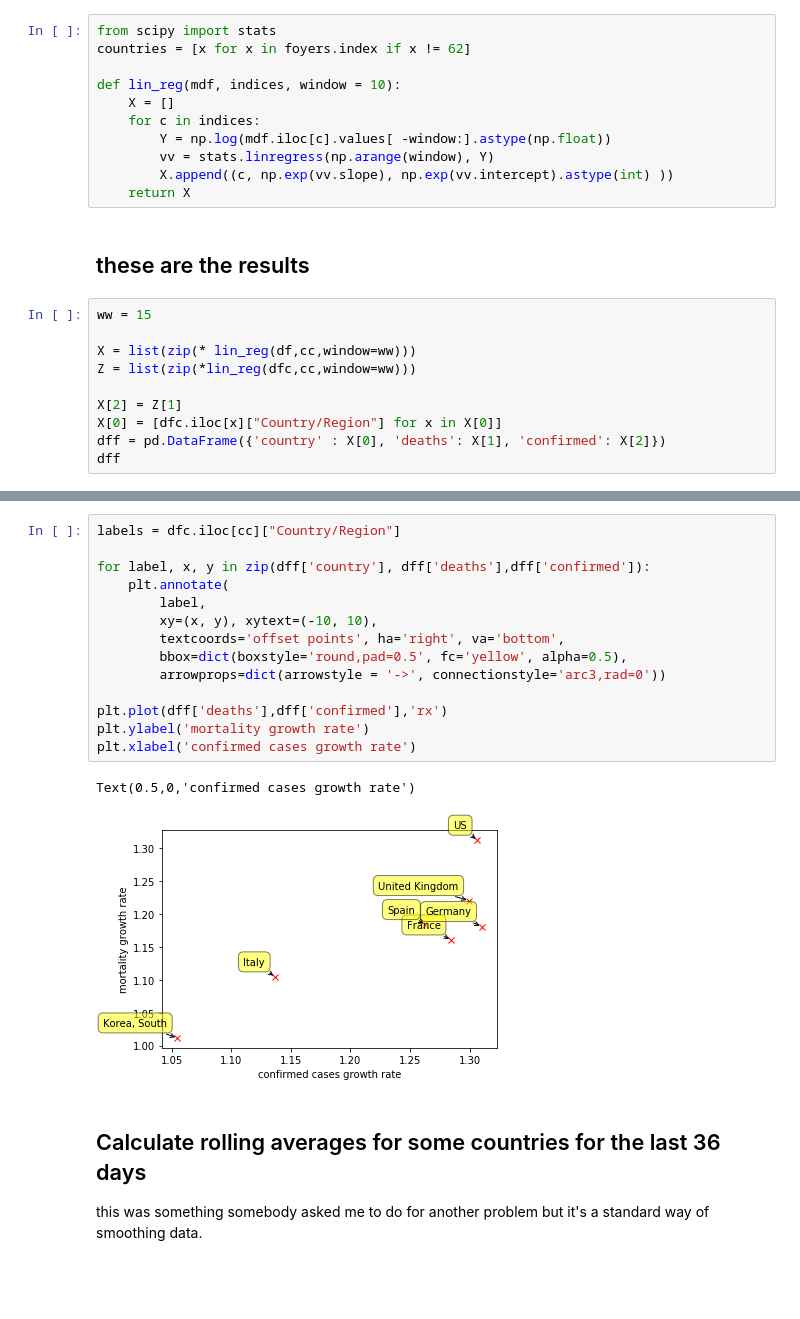
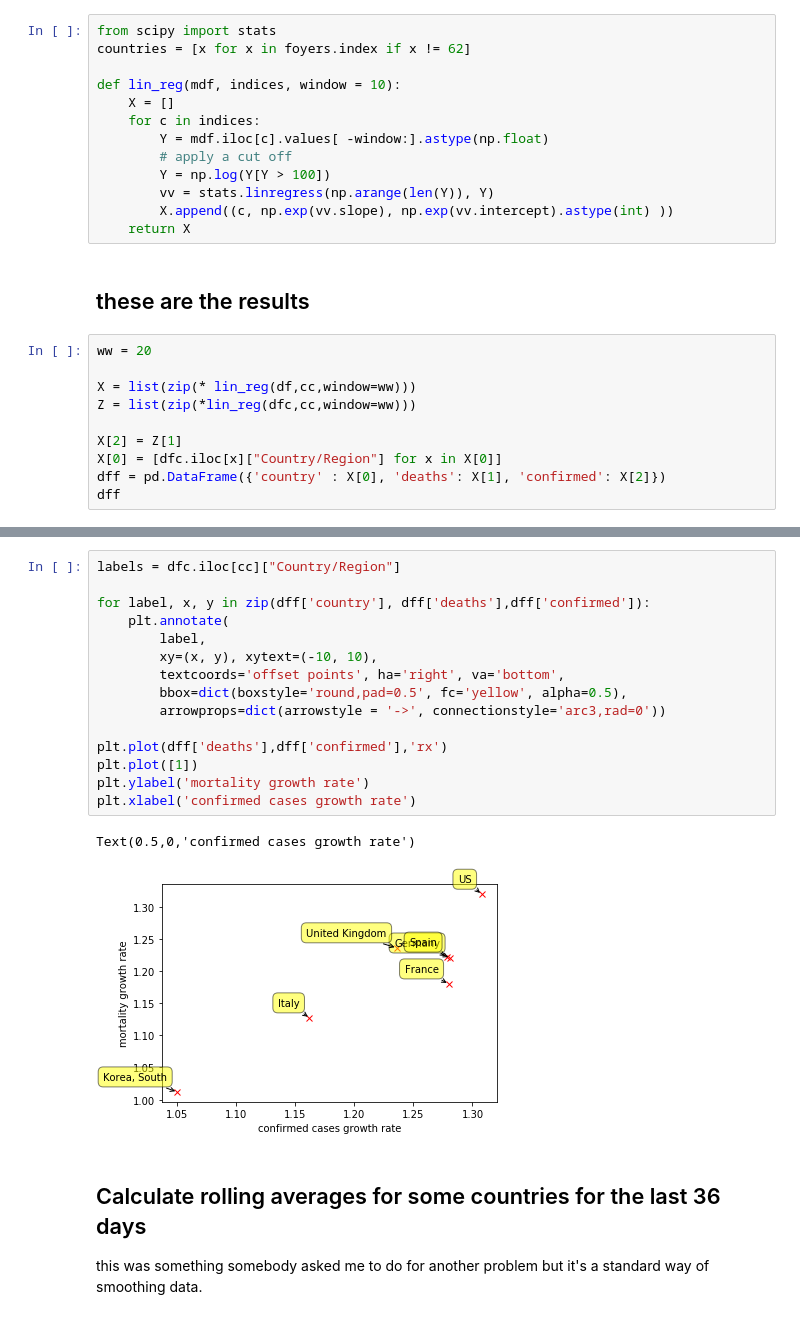
Before and after one commit to macbuse/just-math, a Jupyter notebook: covid_mortality.ipynb, the cells around one changed output, grey strips where cells are left out. Drawn from its saved outputs; the diff is of its cells as text; blank space fills up the shorter version.

```diff
--- a/covid_mortality.ipynb
+++ b/covid_mortality.ipynb
@@ -118,14 +118,16 @@ countries = [x for x in foyers.index if x != 62]
 def lin_reg(mdf, indices, window = 10):
     X = []
     for c in indices:
-        Y = np.log(mdf.iloc[c].values[ -window:].astype(np.float))
-        vv = stats.linregress(np.arange(window), Y)
+        Y = mdf.iloc[c].values[ -window:].astype(np.float)
+        # apply a cut off
+        Y = np.log(Y[Y > 100])
+        vv = stats.linregress(np.arange(len(Y)), Y)
         X.append((c, np.exp(vv.slope), np.exp(vv.intercept).astype(int) ))
     return X
 # %% [markdown]
 ## these are the results
 # %%
-ww = 15
+ww = 20
 
 X = list(zip(* lin_reg(df,cc,window=ww)))
 Z = list(zip(*lin_reg(dfc,cc,window=ww)))
@@ -146,20 +148,21 @@ dff
 # %%
 labels = dfc.iloc[cc]["Country/Region"]
 
 for label, x, y in zip(dff['country'], dff['deaths'],dff['confirmed']):
     plt.annotate(
         label,
         xy=(x, y), xytext=(-10, 10),
         textcoords='offset points', ha='right', va='bottom',
         bbox=dict(boxstyle='round,pad=0.5', fc='yellow', alpha=0.5),
         arrowprops=dict(arrowstyle = '->', connectionstyle='arc3,rad=0'))
 
 plt.plot(dff['deaths'],dff['confirmed'],'rx')
+plt.plot([1])
 plt.ylabel('mortality growth rate')
 plt.xlabel('confirmed cases growth rate')
 # %% [output]
 Text(0.5,0,'confirmed cases growth rate')
-[figure, old version]
+[figure, new version]
 # %% [markdown]
 ## Calculate rolling averages for some countries for the last 36 days
 
```
Also changed, not shown: parts of 2 cells of this notebook.
